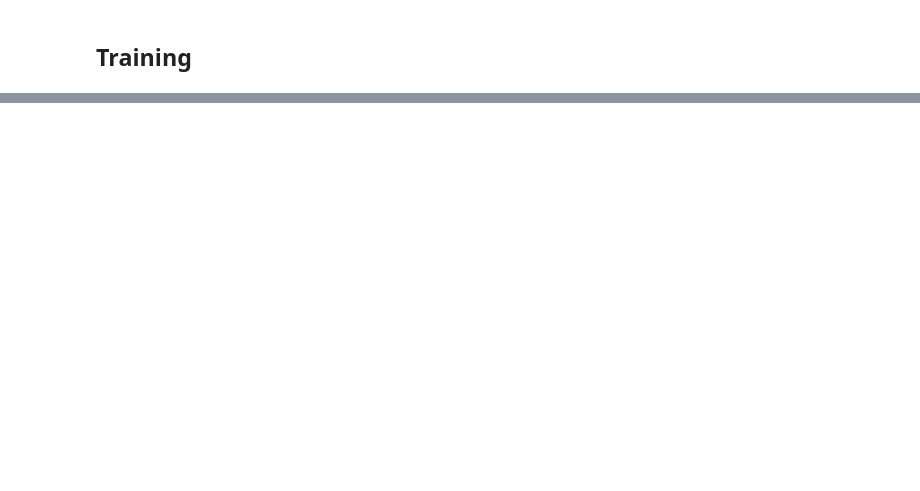
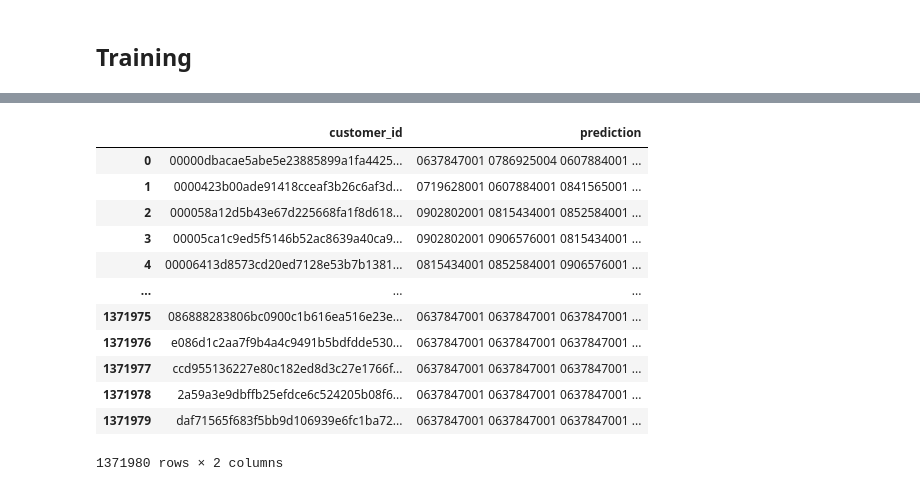
Before and after one commit to mt-cs/Personalized-Fashion-Recommendations, a Jupyter notebook: Feature_Engineering.ipynb, the cells around one changed output, grey strips where cells are left out. Saved outputs shown, nothing was run; the diff lists cells and outputs as text; code cells hidden in the pictures; blank space fills up the shorter version.

```diff
--- a/Feature_Engineering.ipynb
+++ b/Feature_Engineering.ipynb
@@ -587,0 +693,16 @@ array([0, 0, 1, 1, 1, 0, 1, 1, 0, 1, 0, 0, 1, 0, 1, 0, 0, 1, 1, 1, 1, 1,
+# %%
+# let's batch the test data into batches of 1000 and calculate the predictions of the network manually
+# Then find the most probablt articles for each client and save them as predictions
+bs = 1000
+i = 0
+preds = {}
+while i < len(customer_features_tensor):
+    print(f"at batch {i}")
+    cids = customer_ids[i: i + bs]
+    cf = customer_features_tensor[i: i + bs]
+    cr = model.customer_layer2(F.relu(model.customer_layer1(cf)))
+    dots = cr @ ar
+    top_articles = torch.argsort(dots, descending=True)[:, :12]
+    for cid, recs in zip(cids, top_articles):
+        preds[cid] = " ".join(["0" + str(x) for x in article_ids[recs]])
+    i += bs
@@ -587,0 +727,25 @@ array([0, 0, 1, 1, 1, 0, 1, 1, 0, 1, 0, 0, 1, 0, 1, 0, 0, 1, 1, 1, 1, 1,
+# %%
+# some customers are not in the transactions set so let's predict some dummy predictions
+not_observed_customers = set(df_cust.customer_id).difference(set(preds))
+
+preds.update({cid: ("0637847001 " * 12).strip() for cid in not_observed_customers})
+# %%
+final = pd.Series(preds).to_frame().reset_index()
+# %%
+final.columns = ["customer_id", "prediction"]
+# %%
+final
+# %% [output]
+|  | customer_id | prediction |
+| 0 | 00000dbacae5abe5e23885899a1fa4425... | 0637847001 0786925004 0607884001 ... |
+| 1 | 0000423b00ade91418cceaf3b26c6af3d... | 0719628001 0607884001 0841565001 ... |
+| 2 | 000058a12d5b43e67d225668fa1f8d618... | 0902802001 0815434001 0852584001 ... |
+| 3 | 00005ca1c9ed5f5146b52ac8639a40ca9... | 0902802001 0906576001 0815434001 ... |
+| 4 | 00006413d8573cd20ed7128e53b7b1381... | 0815434001 0852584001 0906576001 ... |
+| ... | ... | ... |
+| 1371975 | 086888283806bc0900c1b616ea516e23e... | 0637847001 0637847001 0637847001 ... |
+| 1371976 | e086d1c2aa7f9b4a4c9491b5bdfdde530... | 0637847001 0637847001 0637847001 ... |
+| 1371977 | ccd955136227e80c182ed8d3c27e1766f... | 0637847001 0637847001 0637847001 ... |
+| 1371978 | 2a59a3e9dbffb25efdce6c524205b08f6... | 0637847001 0637847001 0637847001 ... |
+| 1371979 | daf71565f683f5bb9d106939e6fc1ba72... | 0637847001 0637847001 0637847001 ... |
+1371980 rows × 2 columns
```
Also changed, not shown: parts of 65 cells of this notebook.
